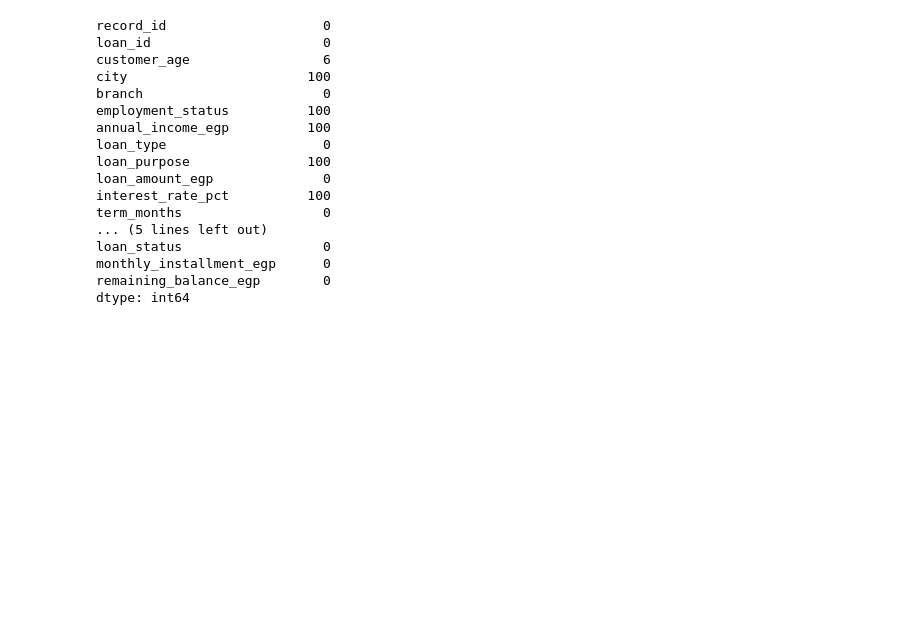
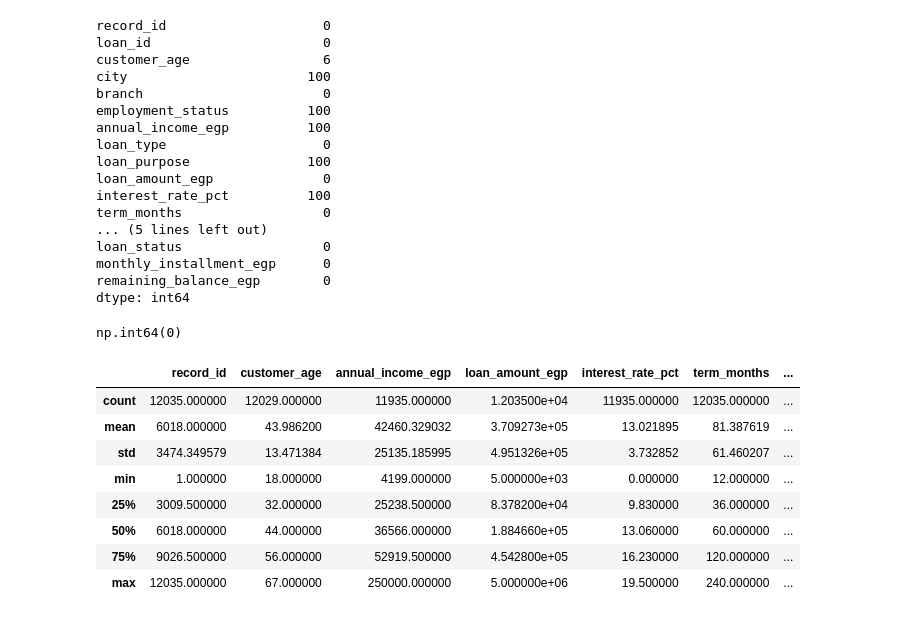
Before and after one commit to ATRA559/Banking-Loans-Data-Analysis, a Jupyter notebook: Banking_Loans_Project.ipynb, the cells around one changed output. Saved outputs shown, nothing was run; the diff lists cells and outputs as text; code cells hidden in the pictures; blank space fills up the shorter version.

```diff
--- a/Banking_Loans_Project.ipynb
+++ b/Banking_Loans_Project.ipynb
@@ -104,3 +104,19 @@ loan_status                  0
 monthly_installment_egp      0
 remaining_balance_egp        0
 dtype: int64
+# %%
+df.duplicated().sum()
+# %% [output]
+np.int64(0)
+# %%
+df.describe()
+# %% [output]
+|  | record_id | customer_age | annual_income_egp | loan_amount_egp | interest_rate_pct | term_months | ... |
+| count | 12035.000000 | 12029.000000 | 11935.000000 | 1.203500e+04 | 11935.000000 | 12035.000000 | ... |
+| mean | 6018.000000 | 43.986200 | 42460.329032 | 3.709273e+05 | 13.021895 | 81.387619 | ... |
+| std | 3474.349579 | 13.471384 | 25135.185995 | 4.951326e+05 | 3.732852 | 61.460207 | ... |
+| min | 1.000000 | 18.000000 | 4199.000000 | 5.000000e+03 | 0.000000 | 12.000000 | ... |
+| 25% | 3009.500000 | 32.000000 | 25238.500000 | 8.378200e+04 | 9.830000 | 36.000000 | ... |
+| 50% | 6018.000000 | 44.000000 | 36566.000000 | 1.884660e+05 | 13.060000 | 60.000000 | ... |
+| 75% | 9026.500000 | 56.000000 | 52919.500000 | 4.542800e+05 | 16.230000 | 120.000000 | ... |
+| max | 12035.000000 | 67.000000 | 250000.000000 | 5.000000e+06 | 19.500000 | 240.000000 | ... |
```
Also changed, not shown: parts of 29 cells of this notebook.
